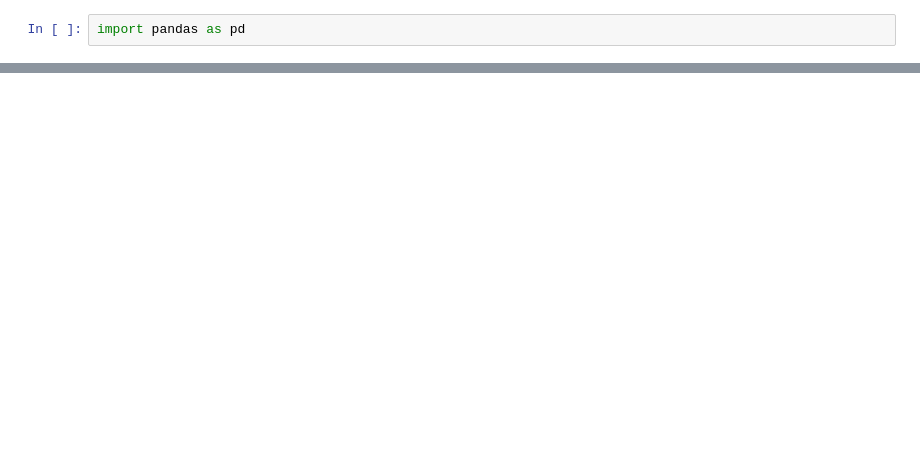
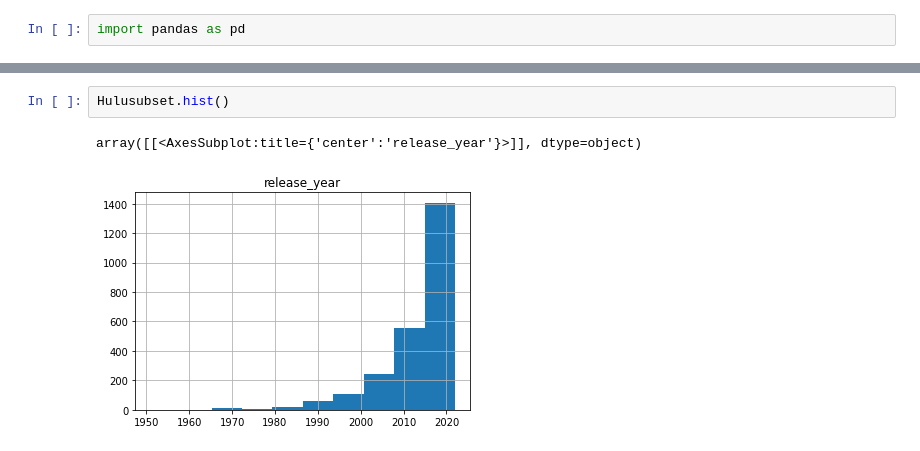
Before and after one commit to SummerEcho87/Group-Project-, a Jupyter notebook: Notebooks/Hulu.ipynb, the cells around one changed output, grey strips where cells are left out. Cells and saved outputs as stored; diff of their text form; blank space fills up the shorter version.

```diff
--- a/Notebooks/Hulu.ipynb
+++ b/Notebooks/Hulu.ipynb
@@ -21,0 +46,5 @@ Hulu.head()
+# %%
+Hulusubset.hist()
+# %% [output]
+array([[<AxesSubplot:title={'center':'release_year'}>]], dtype=object)
+[figure, added]
```
Also changed, not shown: parts of 20 cells of this notebook.
